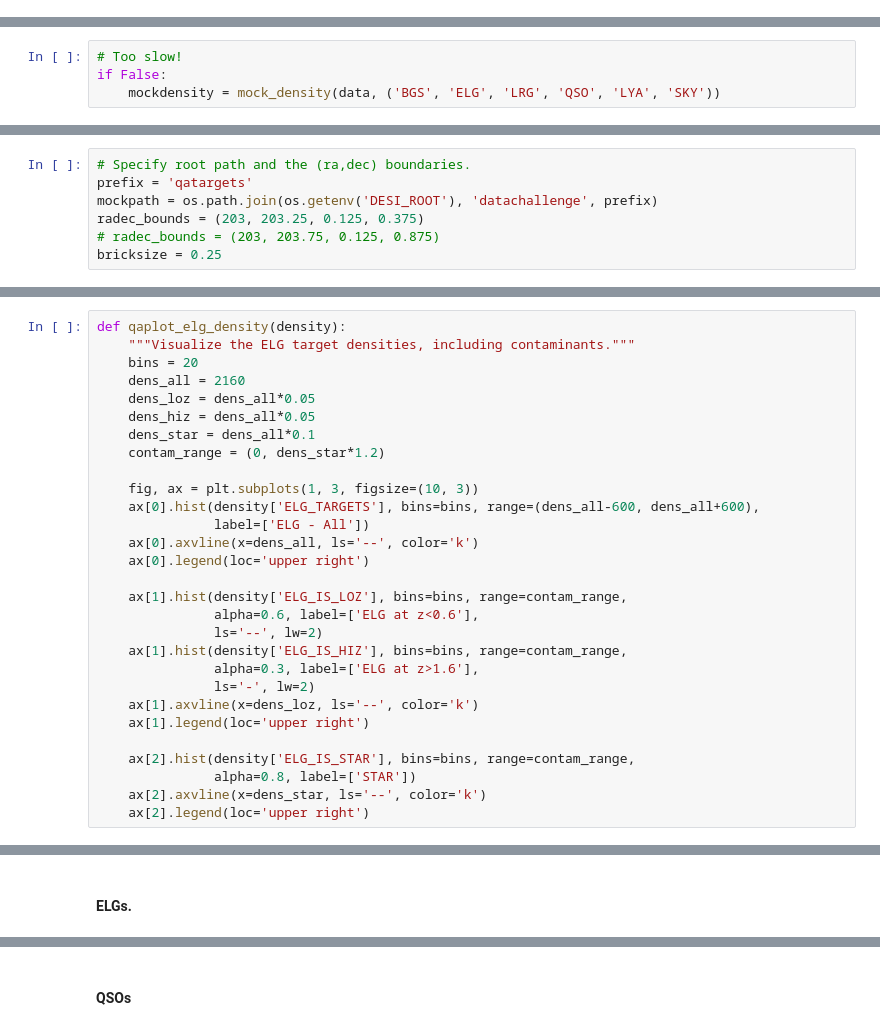
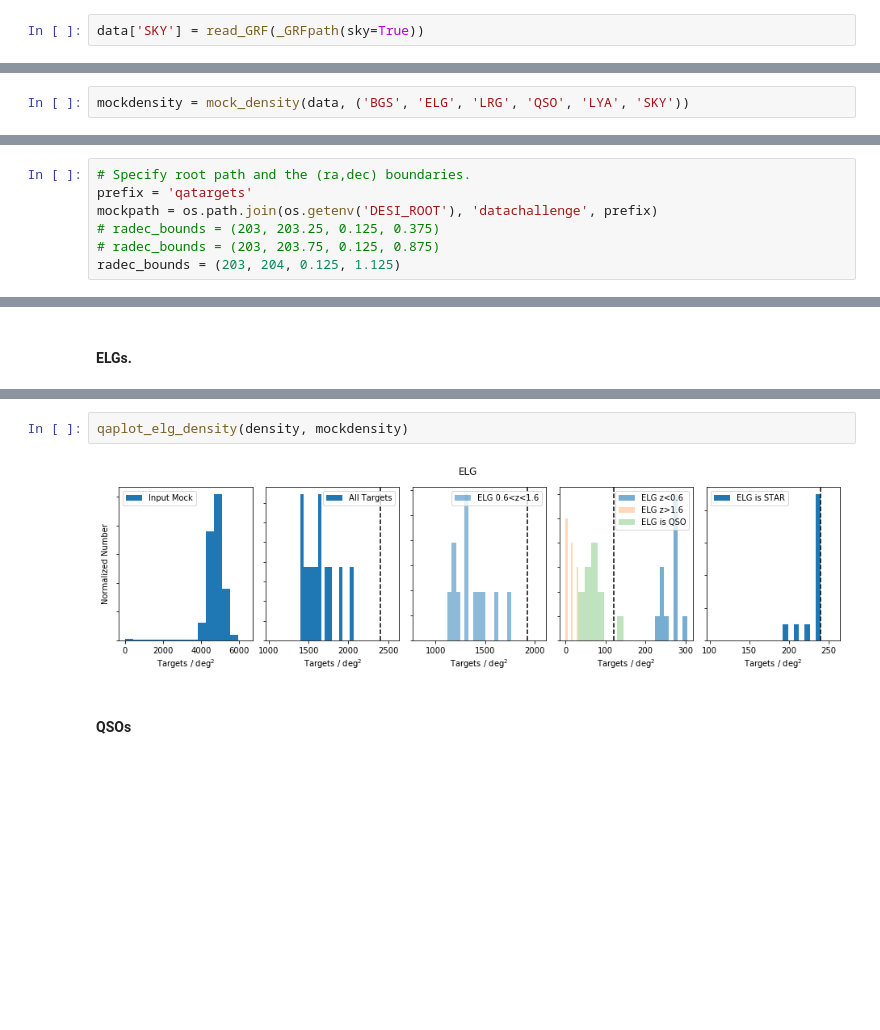
Before and after one commit to desihub/desitarget, a Jupyter notebook: doc/nb/mock-qa.ipynb, the cells around one changed output, grey strips where cells are left out. Cells and saved outputs as stored; diff of their text form; blank space fills up the shorter version.

```diff
--- a/doc/nb/mock-qa.ipynb
+++ b/doc/nb/mock-qa.ipynb
@@ -194,0 +193,2 @@ data['SKY'] = read_GRF(mockfile)
+# %%
+data['SKY'] = read_GRF(_GRFpath(sky=True))
@@ -195,7 +197,5 @@ data['SKY'] = read_GRF(mockfile)
 # %%
-# Too slow!
-if False:
-    mockdensity = mock_density(data, ('BGS', 'ELG', 'LRG', 'QSO', 'LYA', 'SKY'))
+mockdensity = mock_density(data, ('BGS', 'ELG', 'LRG', 'QSO', 'LYA', 'SKY'))
 # %% [markdown]
 ### 1b) Generate basic QA plots.
 # %%
@@ -308,8 +357,8 @@ def build_targets_truth(prefix='qatargets', seed=123, nproc=3, verbose=True,
 # Specify root path and the (ra,dec) boundaries.
 prefix = 'qatargets'
 mockpath = os.path.join(os.getenv('DESI_ROOT'), 'datachallenge', prefix)
-radec_bounds = (203, 203.25, 0.125, 0.375)
+# radec_bounds = (203, 203.25, 0.125, 0.375)
 # radec_bounds = (203, 203.75, 0.125, 0.875)
-bricksize = 0.25
+radec_bounds = (203, 204, 0.125, 1.125)
 # %%
 # Build the mock catalogs.
@@ -592,32 +705,3 @@ def qaplot_elg_colormag(targets, truth=None, contam=False):
         plt.suptitle('{} - All Targets, Observed Photometry'.format(objtype.upper()))
 
     fig.subplots_adjust(wspace=0.3)
-# %%
-def qaplot_elg_density(density):
-    """Visualize the ELG target densities, including contaminants."""
-    bins = 20
-    dens_all = 2160
-    dens_loz = dens_all*0.05
-    dens_hiz = dens_all*0.05
-    dens_star = dens_all*0.1
-    contam_range = (0, dens_star*1.2)
-
-    fig, ax = plt.subplots(1, 3, figsize=(10, 3))
-    ax[0].hist(density['ELG_TARGETS'], bins=bins, range=(dens_all-600, dens_all+600),
-               label=['ELG - All'])
-    ax[0].axvline(x=dens_all, ls='--', color='k')
-    ax[0].legend(loc='upper right')
-
-    ax[1].hist(density['ELG_IS_LOZ'], bins=bins, range=contam_range,
-               alpha=0.6, label=['ELG at z<0.6'],
-               ls='--', lw=2)
-    ax[1].hist(density['ELG_IS_HIZ'], bins=bins, range=contam_range,
-               alpha=0.3, label=['ELG at z>1.6'],
-               ls='-', lw=2)
-    ax[1].axvline(x=dens_loz, ls='--', color='k')
-    ax[1].legend(loc='upper right')
-
-    ax[2].hist(density['ELG_IS_STAR'], bins=bins, range=contam_range,
-               alpha=0.8, label=['STAR'])
-    ax[2].axvline(x=dens_star, ls='--', color='k')
-    ax[2].legend(loc='upper right')
@@ -687,3 +849,7 @@ qaplot_elg_density(density)
+# %%
+qaplot_elg_density(density, mockdensity)
+# %% [output]
+[figure, added]
 # %% [markdown]
 #### QSOs
 # %%
```
Also changed, not shown: parts of 30 cells of this notebook, 2 other files.
